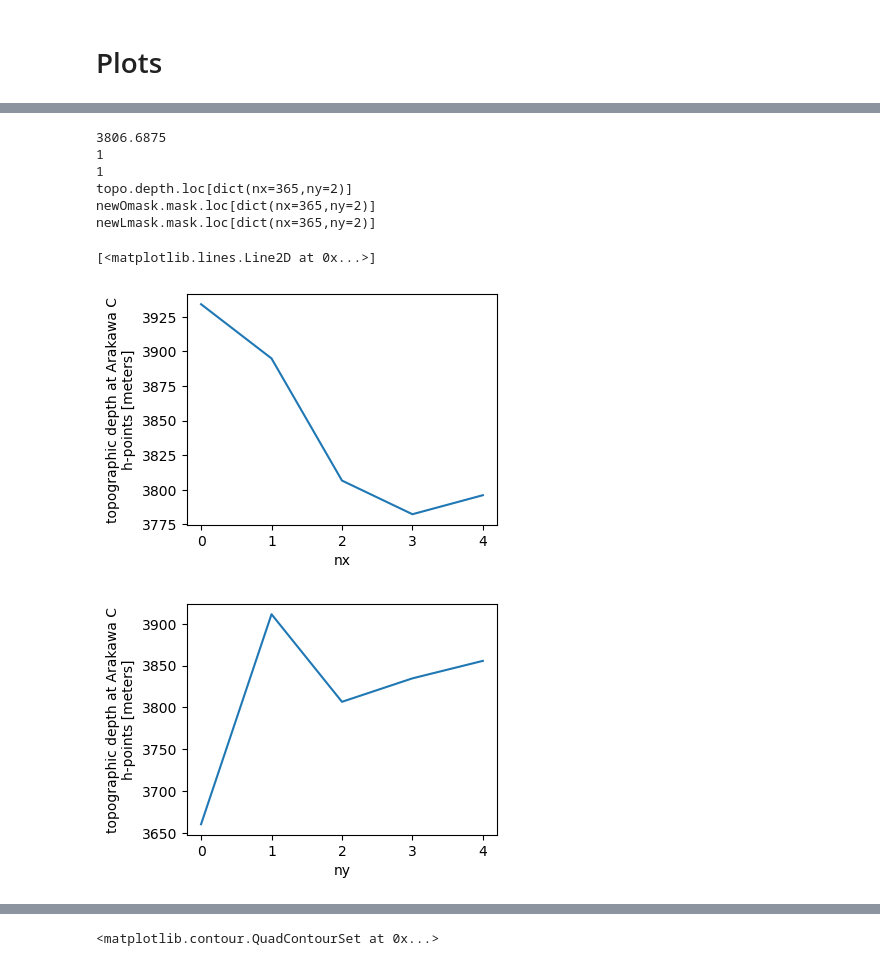
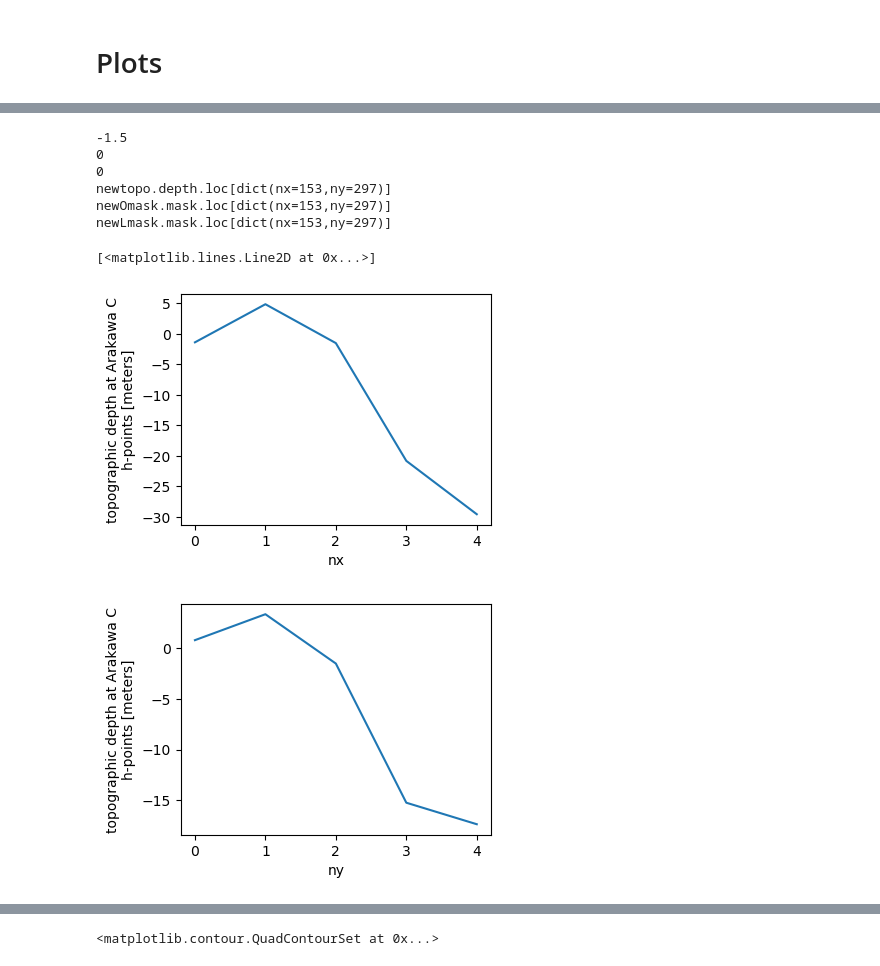
Before and after one commit to nlaureanti/SWA14, a Jupyter notebook: gridgen/fix_topog.ipynb, the cells around one changed output, grey strips where cells are left out. Cells and saved outputs as stored; diff of their text form; code cells hidden in the pictures.

```diff
--- a/gridgen/fix_topog.ipynb
+++ b/gridgen/fix_topog.ipynb
@@ -536,22 +606,22 @@ newOmask.mask.isel(nx=slice(x-dx,x+dx+1),ny=slice(y-dx,y+dx+1)).plot(vmin=0,vmax
 # %%
-x = 365; y = 2
+x = 153; y= 297
 print(topo.depth.isel(nx=x,ny=y).data)
 print(Omask.mask.isel(nx=x,ny=y).data)
 print(newOmask.mask.isel(nx=x,ny=y).data)
 
-print(f"topo.depth.loc[dict(nx={x},ny={y})]")
+print(f"newtopo.depth.loc[dict(nx={x},ny={y})]")
 print(f"newOmask.mask.loc[dict(nx={x},ny={y})]")
 print(f"newLmask.mask.loc[dict(nx={x},ny={y})]")
 
 topo.depth.isel(nx=slice(x-2,x+3),ny=y).plot(size=3)
 topo.depth.isel(nx=x,ny=slice(y-2,y+3)).plot(size=3)
 # %% [output]
-3806.6875
-1
-1
-topo.depth.loc[dict(nx=365,ny=2)]
-newOmask.mask.loc[dict(nx=365,ny=2)]
-newLmask.mask.loc[dict(nx=365,ny=2)]
+-1.5
+0
+0
+newtopo.depth.loc[dict(nx=153,ny=297)]
+newOmask.mask.loc[dict(nx=153,ny=297)]
+newLmask.mask.loc[dict(nx=153,ny=297)]
 [<matplotlib.lines.Line2D at 0x...>]
-[figure, old version]
+[figure, new version]
-[figure, old version]
+[figure, new version]
```
Also changed, not shown: parts of 12 cells of this notebook, 16 other files.
